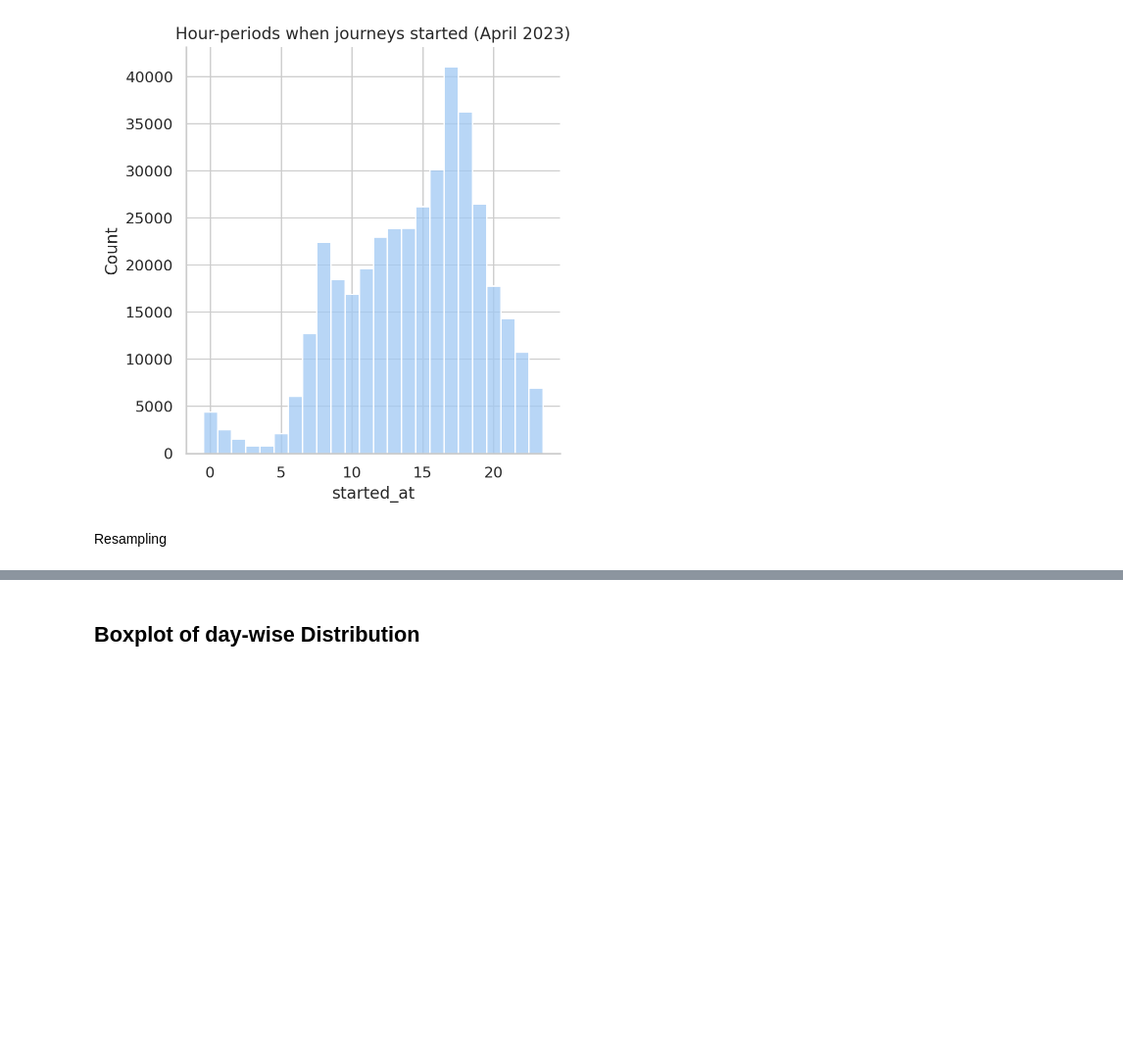
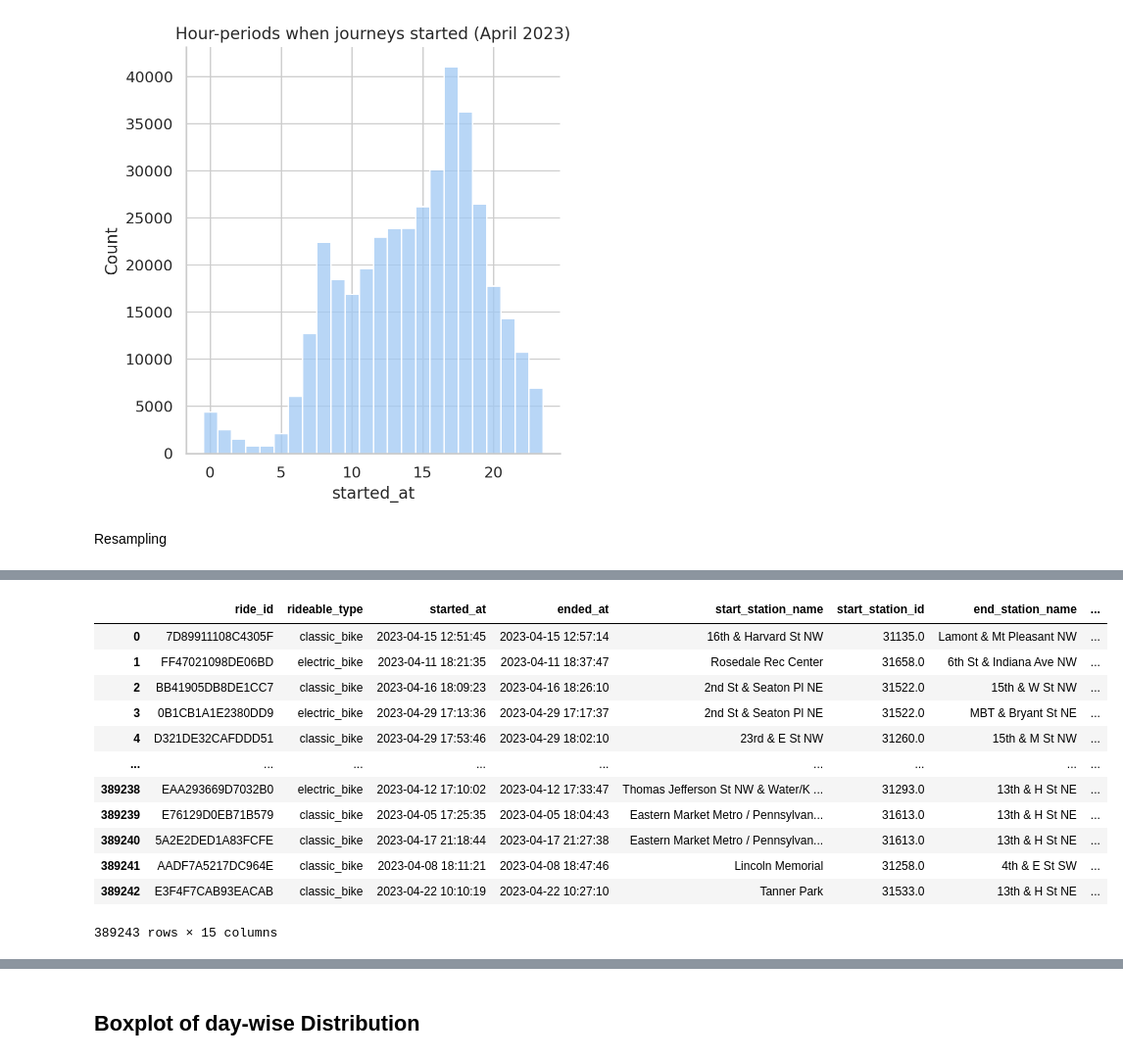
Before and after one commit to sian0x0/CA-data-science, a Jupyter notebook: 1-3/Capital Bike Share - Trip History EDA.ipynb, the cells around one changed output, grey strips where cells are left out. Shown at 98% size. Drawn from its saved outputs; the diff is of its cells as text; code cells hidden in the pictures; blank space fills up the shorter version.

```diff
--- a/1-3/Capital Bike Share - Trip History EDA.ipynb
+++ b/1-3/Capital Bike Share - Trip History EDA.ipynb
@@ -316,0 +338,19 @@ df_2023_04['distance'] = haversine_vectorize(df_2023_04['start_lng'],df_2023_04[
+# %%
+#add a new column for elapsed time using logical comparison of datetime objects
+df_2023_04['elapsed'] = (df_2023_04.ended_at - df_2023_04.started_at).dt.seconds
+df_2023_04.reset_index()
+display(df_2023_04)
+# %% [output]
+|  | ride_id | rideable_type | started_at | ended_at | start_station_name | start_station_id | end_station_name | ... |
+| 0 | 7D89911108C4305F | classic_bike | 2023-04-15 12:51:45 | 2023-04-15 12:57:14 | 16th & Harvard St NW | 31135.0 | Lamont & Mt Pleasant NW | ... |
+| 1 | FF47021098DE06BD | electric_bike | 2023-04-11 18:21:35 | 2023-04-11 18:37:47 | Rosedale Rec Center | 31658.0 | 6th St & Indiana Ave NW | ... |
+| 2 | BB41905DB8DE1CC7 | classic_bike | 2023-04-16 18:09:23 | 2023-04-16 18:26:10 | 2nd St & Seaton Pl NE | 31522.0 | 15th & W St NW | ... |
+| 3 | 0B1CB1A1E2380DD9 | electric_bike | 2023-04-29 17:13:36 | 2023-04-29 17:17:37 | 2nd St & Seaton Pl NE | 31522.0 | MBT & Bryant St NE | ... |
+| 4 | D321DE32CAFDDD51 | classic_bike | 2023-04-29 17:53:46 | 2023-04-29 18:02:10 | 23rd & E St NW | 31260.0 | 15th & M St NW | ... |
+| ... | ... | ... | ... | ... | ... | ... | ... | ... |
+| 389238 | EAA293669D7032B0 | electric_bike | 2023-04-12 17:10:02 | 2023-04-12 17:33:47 | Thomas Jefferson St NW & Water/K ... | 31293.0 | 13th & H St NE | ... |
+| 389239 | E76129D0EB71B579 | classic_bike | 2023-04-05 17:25:35 | 2023-04-05 18:04:43 | Eastern Market Metro / Pennsylvan... | 31613.0 | 13th & H St NE | ... |
+| 389240 | 5A2E2DED1A83FCFE | classic_bike | 2023-04-17 21:18:44 | 2023-04-17 21:27:38 | Eastern Market Metro / Pennsylvan... | 31613.0 | 13th & H St NE | ... |
+| 389241 | AADF7A5217DC964E | classic_bike | 2023-04-08 18:11:21 | 2023-04-08 18:47:46 | Lincoln Memorial | 31258.0 | 4th & E St SW | ... |
+| 389242 | E3F4F7CAB93EACAB | classic_bike | 2023-04-22 10:10:19 | 2023-04-22 10:27:10 | Tanner Park | 31533.0 | 13th & H St NE | ... |
+389243 rows × 15 columns
```
Also changed, not shown: parts of 9 cells of this notebook, 1 other file.
